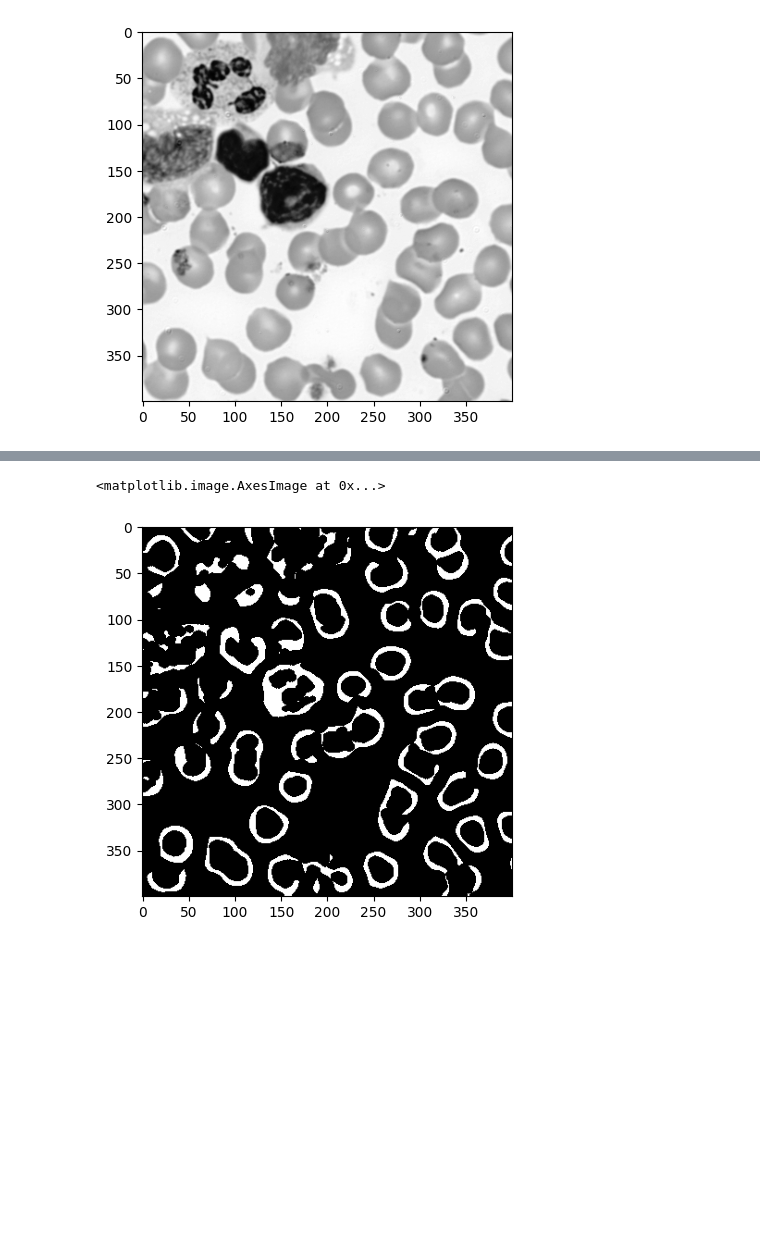
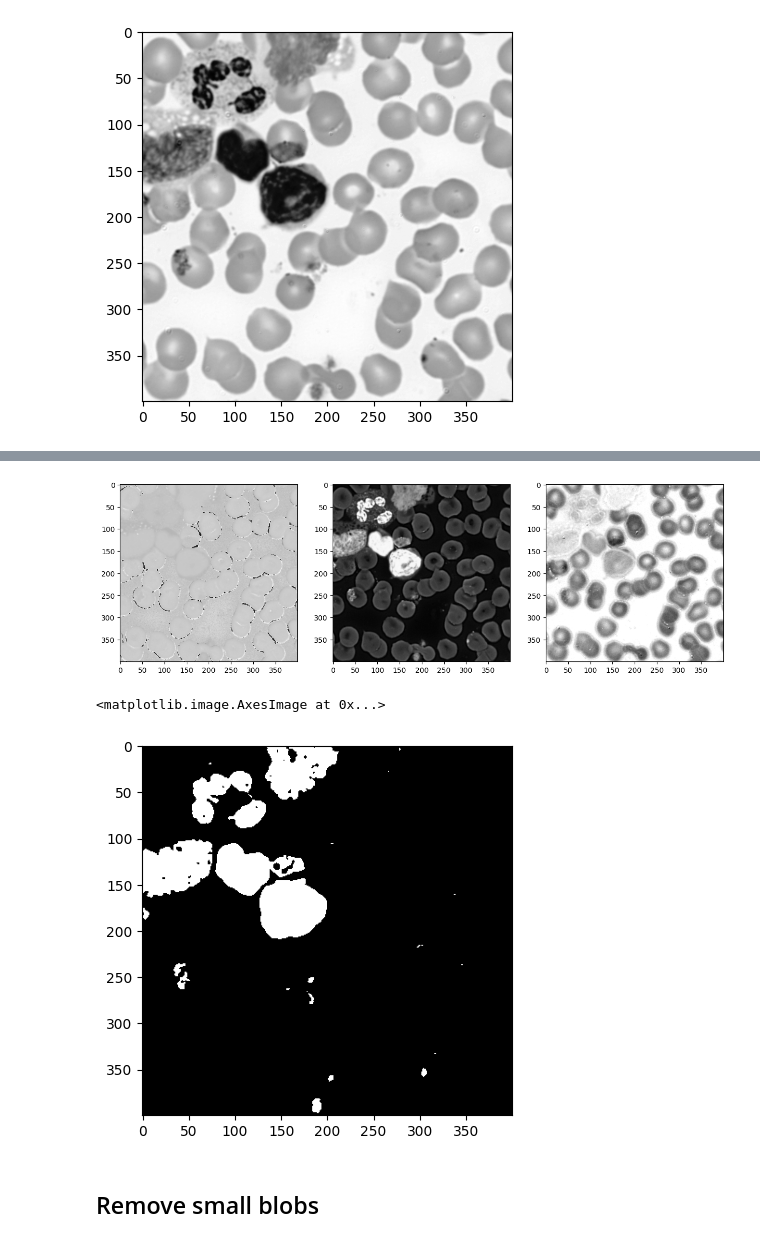
Before and after one commit to vktr274/computer-vision-thresholding, a Jupyter notebook: blood_cells.ipynb, the cells around one changed output, grey strips where cells are left out. Saved outputs shown, nothing was run; the diff lists cells and outputs as text; code cells hidden in the pictures; blank space fills up the shorter version.

Commit message:
Removal of white blood cells

```diff
--- a/blood_cells.ipynb
+++ b/blood_cells.ipynb
@@ -11,6 +12,7 @@ img = cv2.imread("blood.png")
 img = cv2.resize(img, (400, 400)) # linear interpolation
 
 orig_img = cv2.cvtColor(img, cv2.COLOR_BGR2RGB)
+hsv_img = cv2.cvtColor(img, cv2.COLOR_BGR2HSV)
 img = cv2.cvtColor(img, cv2.COLOR_BGR2GRAY)
 
 plt.imshow(img, cmap="gray")
@@ -34,7 +22,28 @@ plt.imshow(bin_img, cmap="gray")
-# %%
-struct_elem = cv2.getStructuringElement(cv2.MORPH_ELLIPSE, (7, 7))
-bin_img = cv2.erode(bin_img, struct_elem)
-plt.imshow(bin_img, cmap="gray")
-# %% [output]
-<matplotlib.image.AxesImage at 0x...>
-[figure, removed]
+# %%
+fig = plt.figure(figsize=(15,30))
+
+hsv_split = cv2.split(hsv_img)
+
+rows = 1
+columns = 3
+
+fig.add_subplot(rows, columns, 1)
+plt.imshow(hsv_split[0], cmap="gray")
+
+fig.add_subplot(rows, columns, 2)
+plt.imshow(hsv_split[1], cmap="gray")
+
+fig.add_subplot(rows, columns, 3)
+plt.imshow(hsv_split[2], cmap="gray")
+
+plt.show()
+# %% [output]
+[figure, added]
+# %%
+_, white_cells = cv2.threshold(hsv_split[1], 0, 255, cv2.THRESH_OTSU)
+plt.imshow(white_cells, cmap="gray")
+# %% [output]
+<matplotlib.image.AxesImage at 0x...>
+[figure, added]
+# %% [markdown]
+## Remove small blobs
```
Also changed, not shown: parts of 13 cells of this notebook.
